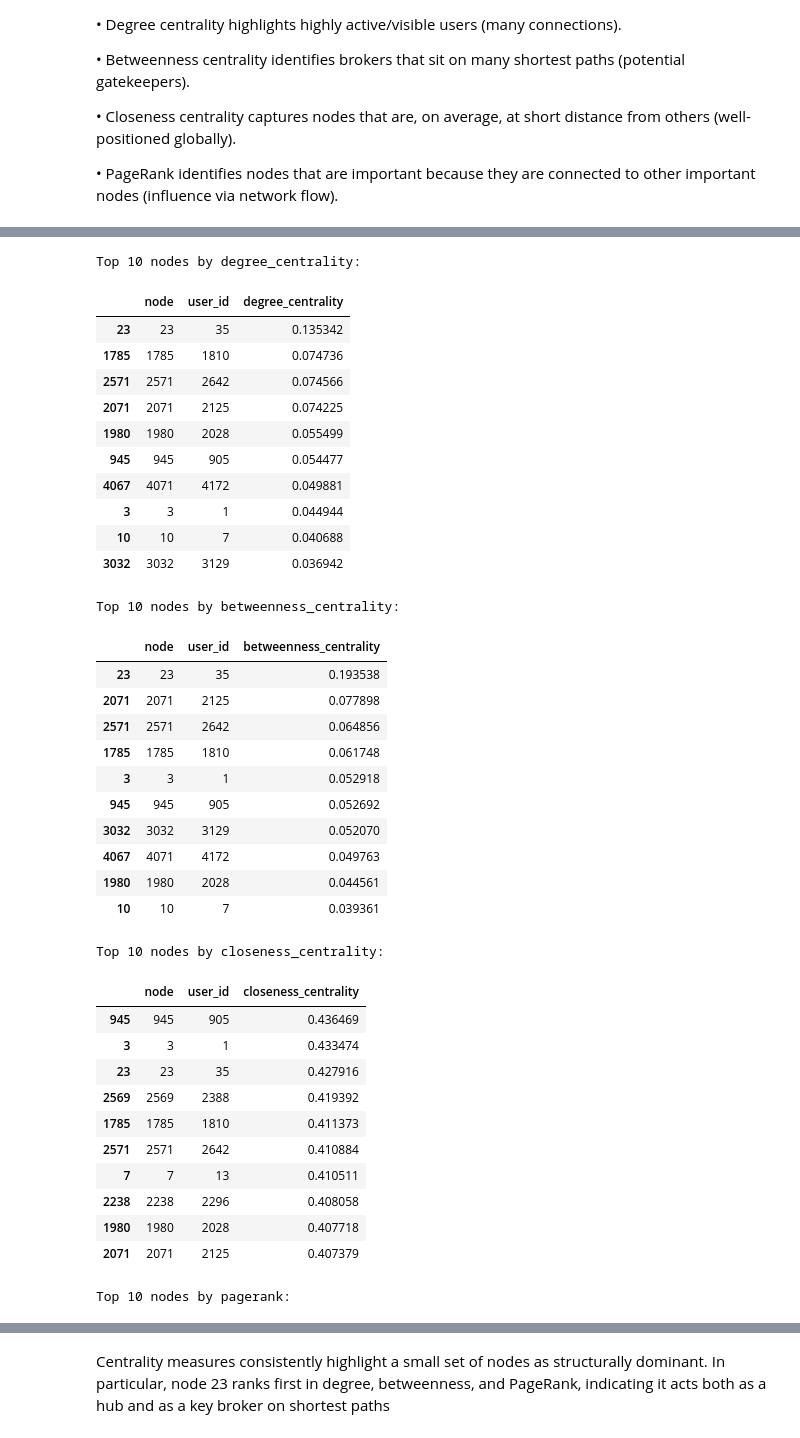
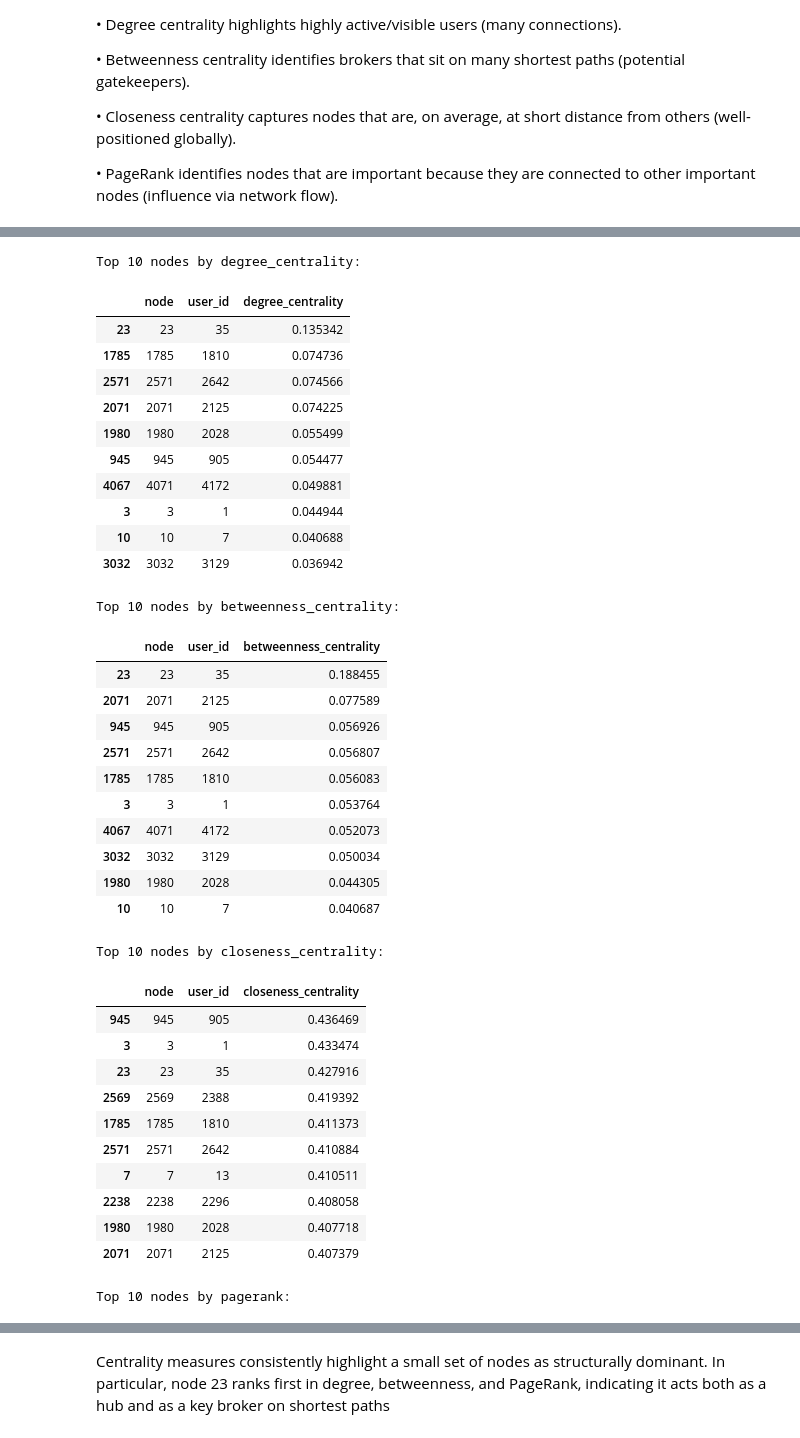
Before and after one commit to FraSeb6/BITCOIN-TRUST_network_science, a Jupyter notebook: main.ipynb, the cells around one changed output, grey strips where cells are left out. Cells and saved outputs as stored; diff of their text form; code cells hidden in the pictures.

```diff
--- a/main.ipynb
+++ b/main.ipynb
@@ -148,9 +148,9 @@ NUM_SNAPSHOTS = 500
 # Create time bin boundaries
 time_bins = np.linspace(min_ts, max_ts, NUM_SNAPSHOTS + 1)
 
-snapshots = []
+# PER-BIN snapshots: each snapshot contains ONLY the edges created in that time bin
+snapshots_per_bin = []
 
-# Build temporal subgraphs
 for i in range(len(time_bins) - 1):
     start_ts = time_bins[i]
     end_ts = time_bins[i + 1]
@@ -163,7 +163,7 @@ for i in range(len(time_bins) - 1):
     H = nx.DiGraph()
     H.add_edges_from(edges_in_snapshot)
 
-    snapshots.append(H)
+    snapshots_per_bin.append(H)
 
-print("Number of snapshots created:", len(snapshots))
+print("Number of per-bin snapshots created:", len(snapshots_per_bin))
 # %% [output]
@@ -681,12 +707,18 @@ Different centrality measures capture different “roles” in the network:
 # %%
 
 G_und = G.to_undirected()
+n_nodes = G_und.number_of_nodes()
 
 # 9.1 Degree centrality (undirected)
 deg_cent = nx.degree_centrality(G_und)
 
-# 9.2 Betweenness centrality (undirected) - exact (can be expensive)
-bet_cent = nx.betweenness_centrality(G_und, normalized=True)
+# 9.2 Betweenness centrality (undirected)
+# Exact betweenness is O(n*m): on ~5900 nodes it takes several minutes and
+# looks "stuck" (it was interrupted -> KeyboardInterrupt). We approximate it
+# by sampling k source nodes: the top-ranking is virtually identical but it
+# runs in a few seconds. Increase k for more accuracy (k=n_nodes = exact).
+k_sample = min(500, n_nodes)
+bet_cent = nx.betweenness_centrality(G_und, k=k_sample, normalized=True, seed=42)
 
 # 9.3 Closeness centrality (undirected)
 clo_cent = nx.closeness_centrality(G_und)
@@ -723,27 +755,27 @@ show_top(centrality_df, "pagerank")
 Top 10 nodes by degree_centrality:
 |  | node | user_id | degree_centrality |
 | 23 | 23 | 35 | 0.135342 |
 | 1785 | 1785 | 1810 | 0.074736 |
 | 2571 | 2571 | 2642 | 0.074566 |
 | 2071 | 2071 | 2125 | 0.074225 |
 | 1980 | 1980 | 2028 | 0.055499 |
 | 945 | 945 | 905 | 0.054477 |
 | 4067 | 4071 | 4172 | 0.049881 |
 | 3 | 3 | 1 | 0.044944 |
 | 10 | 10 | 7 | 0.040688 |
 | 3032 | 3032 | 3129 | 0.036942 |
 Top 10 nodes by betweenness_centrality:
 |  | node | user_id | betweenness_centrality |
-| 23 | 23 | 35 | 0.193538 |
-| 2071 | 2071 | 2125 | 0.077898 |
-| 2571 | 2571 | 2642 | 0.064856 |
-| 1785 | 1785 | 1810 | 0.061748 |
-| 3 | 3 | 1 | 0.052918 |
-| 945 | 945 | 905 | 0.052692 |
-| 3032 | 3032 | 3129 | 0.052070 |
-| 4067 | 4071 | 4172 | 0.049763 |
-| 1980 | 1980 | 2028 | 0.044561 |
-| 10 | 10 | 7 | 0.039361 |
+| 23 | 23 | 35 | 0.188455 |
+| 2071 | 2071 | 2125 | 0.077589 |
+| 945 | 945 | 905 | 0.056926 |
+| 2571 | 2571 | 2642 | 0.056807 |
+| 1785 | 1785 | 1810 | 0.056083 |
+| 3 | 3 | 1 | 0.053764 |
+| 4067 | 4071 | 4172 | 0.052073 |
+| 3032 | 3032 | 3129 | 0.050034 |
+| 1980 | 1980 | 2028 | 0.044305 |
+| 10 | 10 | 7 | 0.040687 |
 Top 10 nodes by closeness_centrality:
 |  | node | user_id | closeness_centrality |
 | 945 | 945 | 905 | 0.436469 |
```
Also changed, not shown: parts of 18 cells of this notebook, 1 other file.
